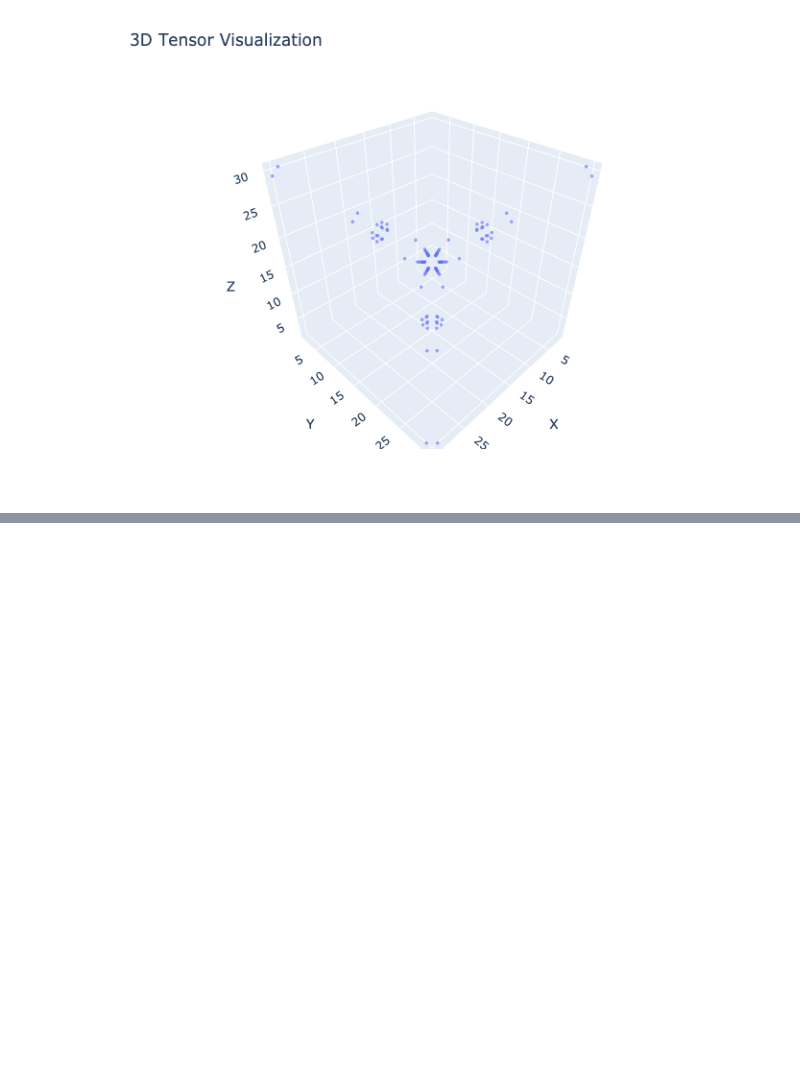
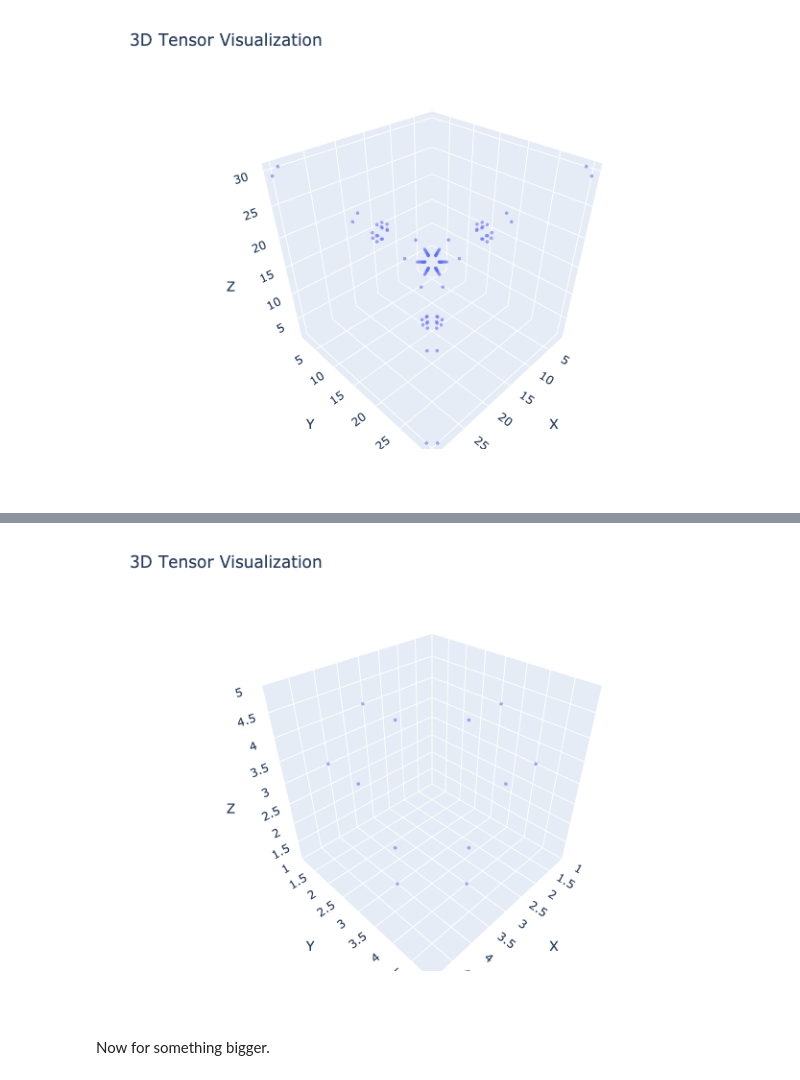
Before and after one commit to thetensor-space/OpenDleto, a Jupyter notebook: examples/Hypergraph.ipynb, the cells around one changed output, grey strips where cells are left out. Cells and saved outputs as stored; diff of their text form; code cells hidden in the pictures; blank space fills up the shorter version.

```diff
--- a/examples/Hypergraph.ipynb
+++ b/examples/Hypergraph.ipynb
@@ -83,4 +89,5 @@ Let us create this in code.
 # %%
 hypgraph_small = [ 1 0 1 1;
                    0 1 1 1 ]
+small_ten = createTensorFromIncidence3(hypgraph_small)
 # %% [output]
@@ -89,0 +111,6 @@ hypgraph_small = [ 1 0 1 1;
+# %%
+plotTensor(small_ten)
+# %% [output]
+[figure, added]
+# %% [markdown]
+Now for something bigger.
```
Also changed, not shown: parts of 10 cells of this notebook, 1 other file.
